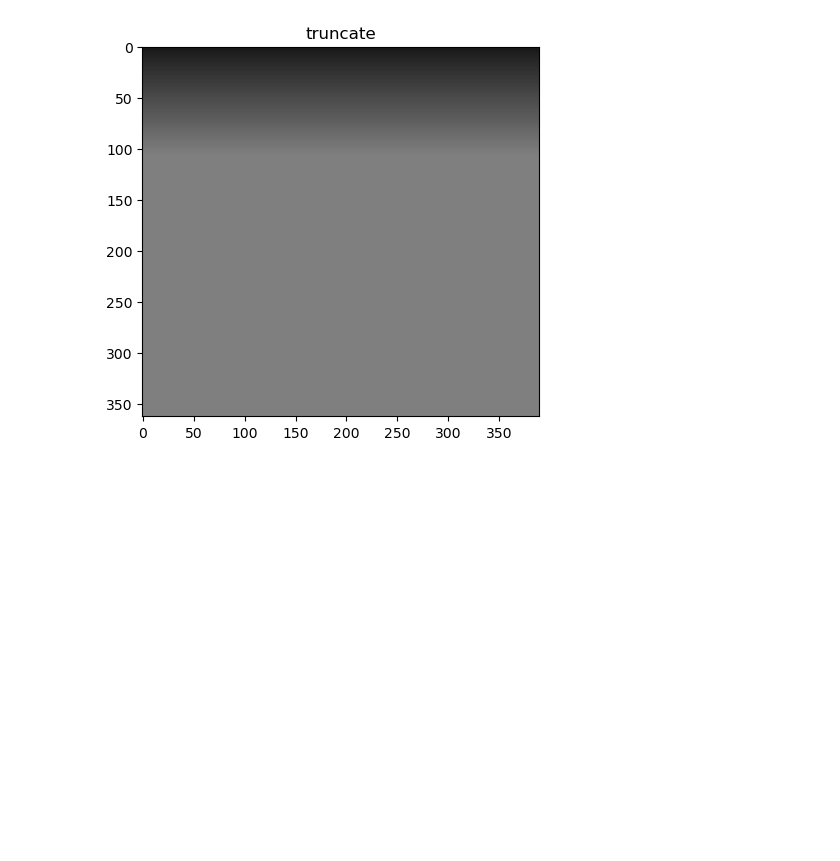
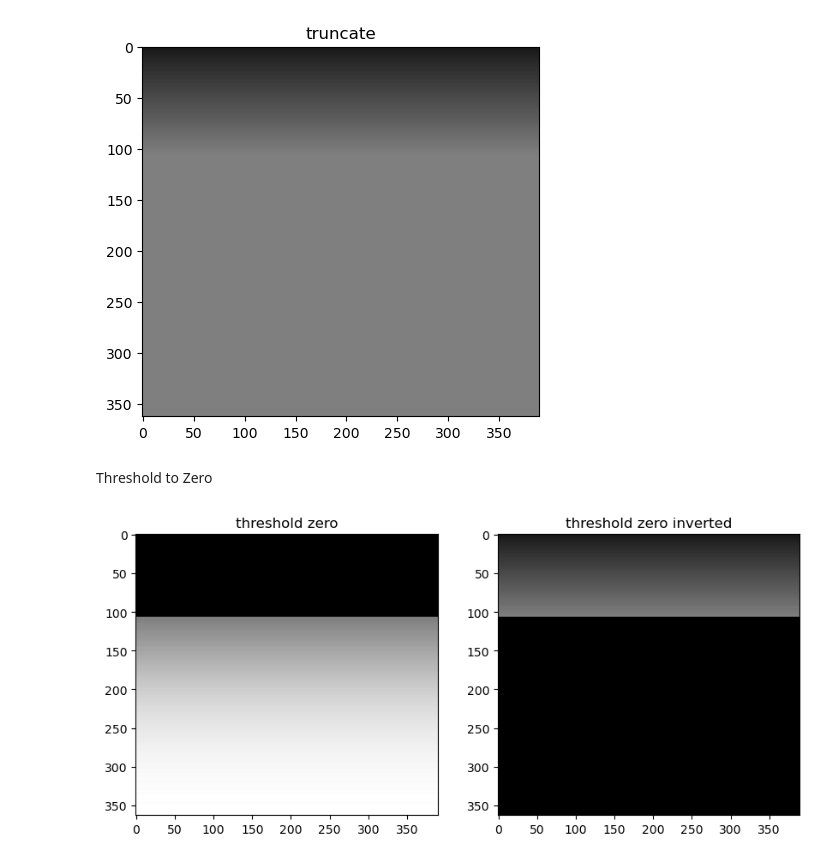
Before and after one commit to Abtinz/Computer-Vision-OpenCV-Yolo, a Jupyter notebook: OpenCV/binary processing/thresholding/simple_thresholding.ipynb, the cells around one changed output. Saved outputs shown, nothing was run; the diff lists cells and outputs as text; code cells hidden in the pictures; blank space fills up the shorter version.

Commit message:
threshold zero

```diff
--- a/OpenCV/binary processing/thresholding/simple_thresholding.ipynb
+++ b/OpenCV/binary processing/thresholding/simple_thresholding.ipynb
@@ -53,0 +37,14 @@ plt.subplot(236);plt.imshow(image, cmap='gray');plt.title("Original");
+# %% [markdown]
+Threshold to Zero
+# %%
+
+_ ,threshold_zero = cv2.threshold(image, 127, 255, cv2.THRESH_TOZERO)
+
+_ ,threshold_zero_inverted = cv2.threshold(image, 127, 255, cv2.THRESH_TOZERO_INV)
+
+plt.figure(figsize=[10,10])
+
+plt.subplot(221);plt.imshow(threshold_zero, cmap='gray');plt.title("threshold zero");
+plt.subplot(222);plt.imshow(threshold_zero_inverted, cmap='gray');plt.title("threshold zero inverted");
+# %% [output]
+[figure, added]
```
Also changed, not shown: parts of 1 cell of this notebook.
